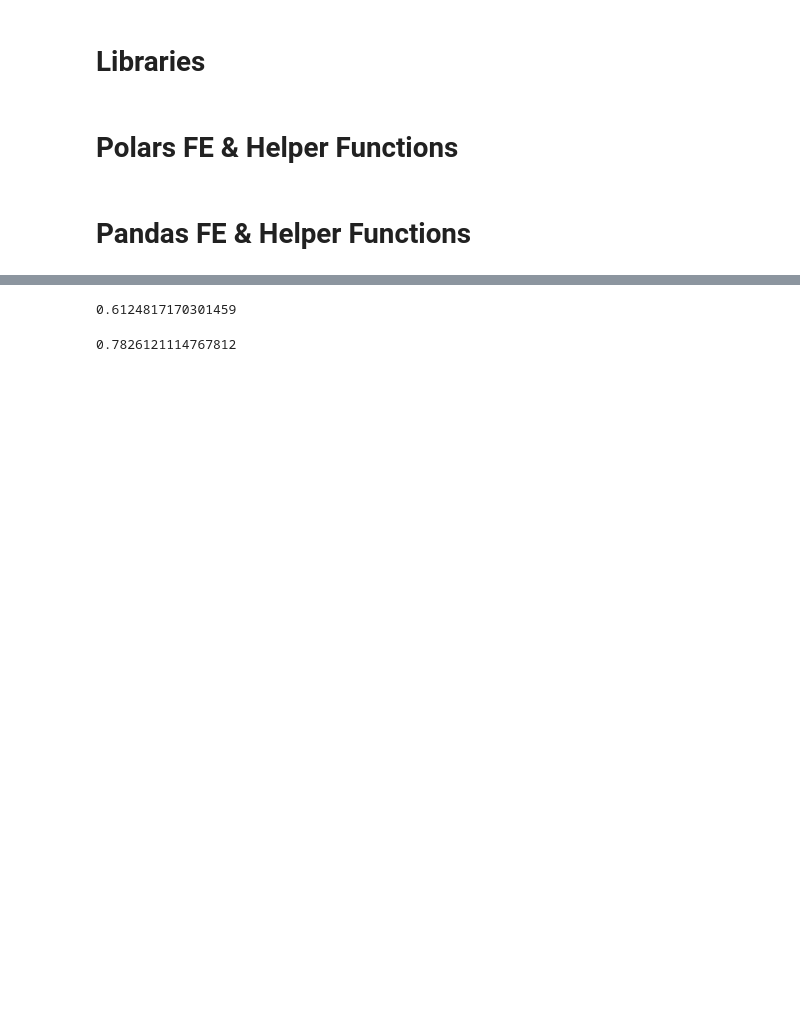
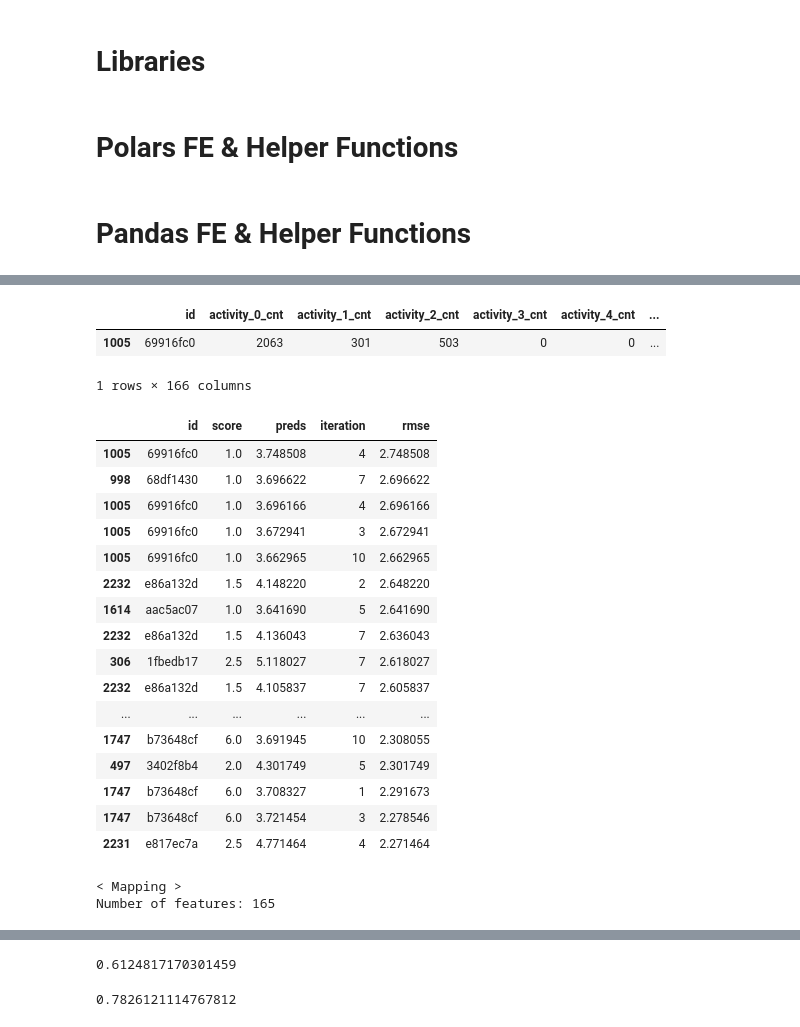
Before and after one commit to uallende/linking_writing_quality, a Jupyter notebook: Silver Bullet.ipynb, the cells around one changed output, grey strips where cells are left out. Saved outputs shown, nothing was run; the diff lists cells and outputs as text; code cells hidden in the pictures; blank space fills up the shorter version.

```diff
--- a/Silver Bullet.ipynb
+++ b/Silver Bullet.ipynb
@@ -325,0 +490,6 @@ Number of features: 165
+# %%
+train_feats[train_feats['id']=='69916fc0']
+# %% [output]
+|  | id | activity_0_cnt | activity_1_cnt | activity_2_cnt | activity_3_cnt | activity_4_cnt | ... |
+| 1005 | 69916fc0 | 2063 | 301 | 503 | 0 | 0 | ... |
+1 rows × 166 columns
@@ -326 +498,42 @@ Number of features: 165
+# %%
+valid_preds.sort_values(by='rmse', ascending=False).head(35)
+# %% [output]
+|  | id | score | preds | iteration | rmse |
+| 1005 | 69916fc0 | 1.0 | 3.748508 | 4 | 2.748508 |
+| 998 | 68df1430 | 1.0 | 3.696622 | 7 | 2.696622 |
+| 1005 | 69916fc0 | 1.0 | 3.696166 | 4 | 2.696166 |
+| 1005 | 69916fc0 | 1.0 | 3.672941 | 3 | 2.672941 |
+| 1005 | 69916fc0 | 1.0 | 3.662965 | 10 | 2.662965 |
+| 2232 | e86a132d | 1.5 | 4.148220 | 2 | 2.648220 |
+| 1614 | aac5ac07 | 1.0 | 3.641690 | 5 | 2.641690 |
+| 2232 | e86a132d | 1.5 | 4.136043 | 7 | 2.636043 |
+| 306 | 1fbedb17 | 2.5 | 5.118027 | 7 | 2.618027 |
+| 2232 | e86a132d | 1.5 | 4.105837 | 7 | 2.605837 |
+| ... | ... | ... | ... | ... | ... |
+| 1747 | b73648cf | 6.0 | 3.691945 | 10 | 2.308055 |
+| 497 | 3402f8b4 | 2.0 | 4.301749 | 5 | 2.301749 |
+| 1747 | b73648cf | 6.0 | 3.708327 | 1 | 2.291673 |
+| 1747 | b73648cf | 6.0 | 3.721454 | 3 | 2.278546 |
+| 2231 | e817ec7a | 2.5 | 4.771464 | 4 | 2.271464 |
+# %%
+# tr_ids = data.id
+# ts_ids = test_feats.id
+#
+# tr_ts_feats = pd.concat([data, test_feats])
+# tr_ts_feats.iloc[:,1:-1] = preprocess_feats(tr_ts_feats.iloc[:,1:-1], StandardScaler())
+#
+# data = tr_ts_feats[tr_ts_feats['id'].isin(tr_ids)]
+# test_feats = tr_ts_feats[tr_ts_feats['id'].isin(ts_ids)]
+
+print('< Mapping >')
+train_scores   = pd.read_csv(data_path + 'train_scores.csv')
+data           = train_feats.merge(train_scores, on='id', how='left')
+test_ids        = test_feats['id'].values
+testin_x        = test_feats.drop(['id'], axis=1)
+x               = data.drop(['id', 'score'], axis=1)
+y               = data['score'].values
+print(f'Number of features: {len(x.columns)}')
+# %% [output]
+< Mapping >
+Number of features: 165
 # %%
```
Also changed, not shown: parts of 24 cells of this notebook, 11 other files.
